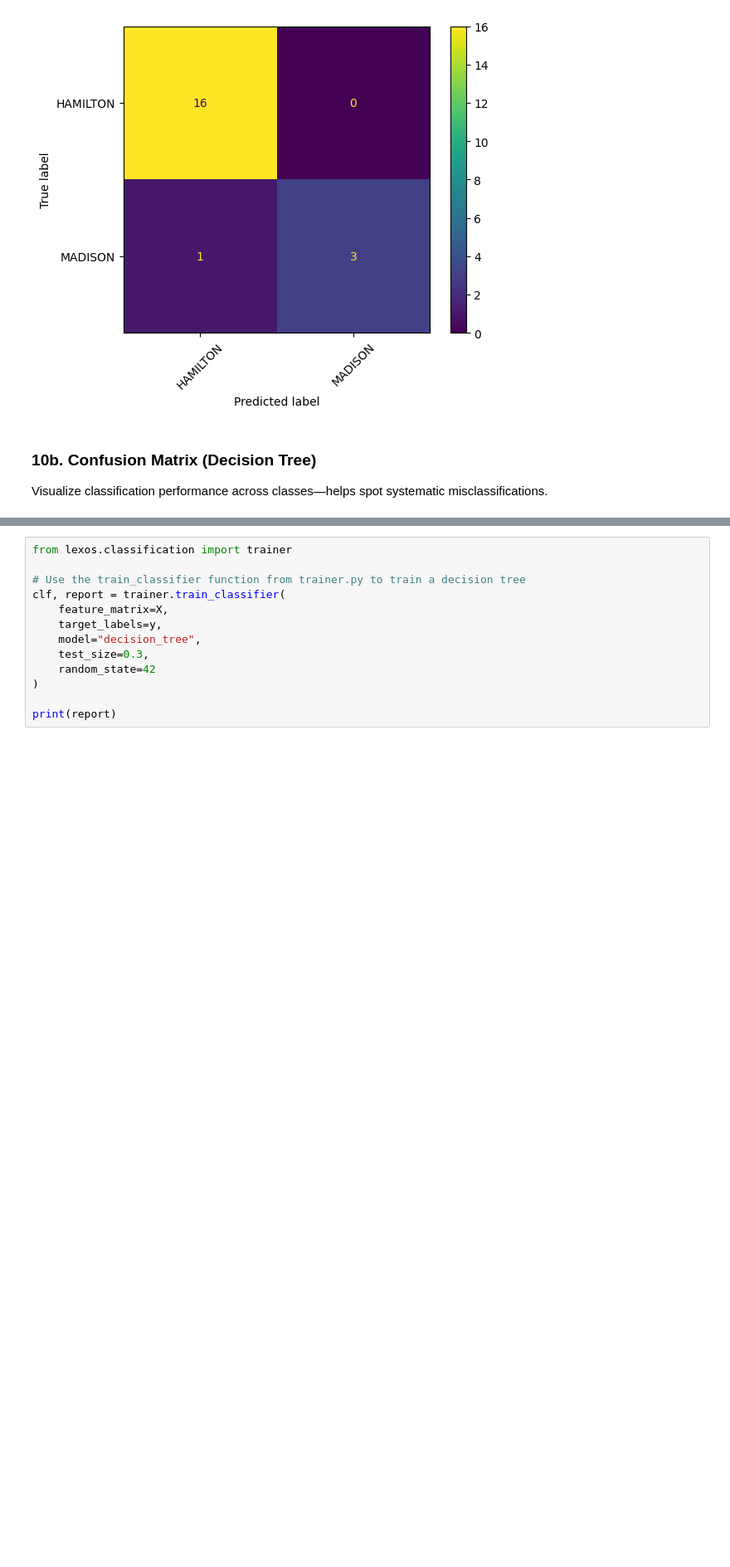
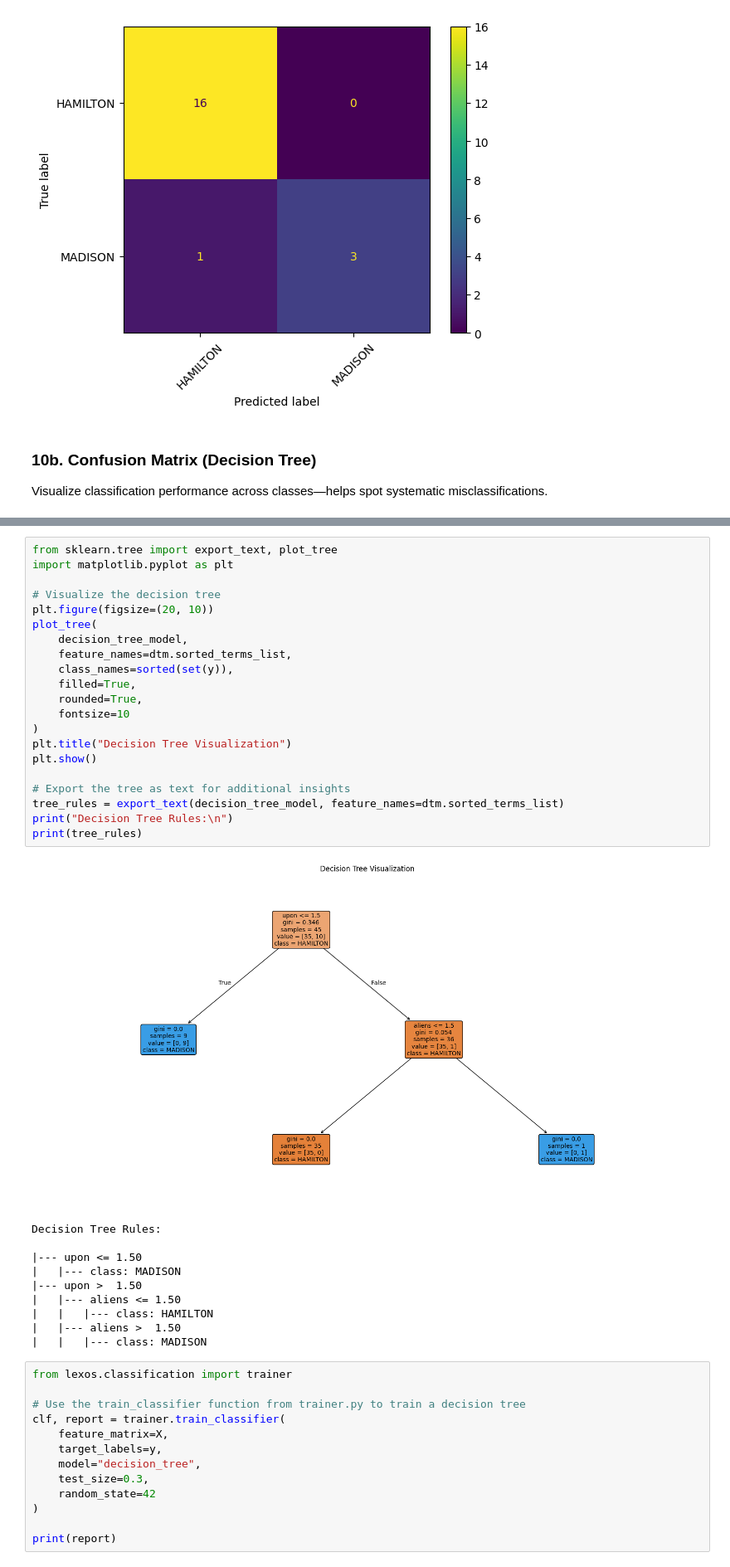
Before and after one commit to mangabe16/lexos, a Jupyter notebook: doc_src/docs/tutorials/classification/classification_tutorial.ipynb, the cells around one changed output, grey strips where cells are left out. Shown at 83% size. Cells and saved outputs as stored; diff of their text form; blank space fills up the shorter version.

Commit message:
Added visualization

```diff
--- a/doc_src/docs/tutorials/classification/classification_tutorial.ipynb
+++ b/doc_src/docs/tutorials/classification/classification_tutorial.ipynb
@@ -258,3 +262,35 @@ Visualize classification performance across classes—helps spot systematic misc
+# %%
+from sklearn.tree import export_text, plot_tree
+import matplotlib.pyplot as plt
+
+# Visualize the decision tree
+plt.figure(figsize=(20, 10))
+plot_tree(
+    decision_tree_model,
+    feature_names=dtm.sorted_terms_list,
+    class_names=sorted(set(y)),
+    filled=True,
+    rounded=True,
+    fontsize=10
+)
+plt.title("Decision Tree Visualization")
+plt.show()
+
+# Export the tree as text for additional insights
+tree_rules = export_text(decision_tree_model, feature_names=dtm.sorted_terms_list)
+print("Decision Tree Rules:\n")
+print(tree_rules)
+# %% [output]
+[figure, added]
+Decision Tree Rules:
+
+|--- upon <= 1.50
+|   |--- class: MADISON
+|--- upon >  1.50
+|   |--- aliens <= 1.50
+|   |   |--- class: HAMILTON
+|   |--- aliens >  1.50
+|   |   |--- class: MADISON
 # %%
 from lexos.classification import trainer
 
```
Also changed, not shown: parts of 2 cells of this notebook.
